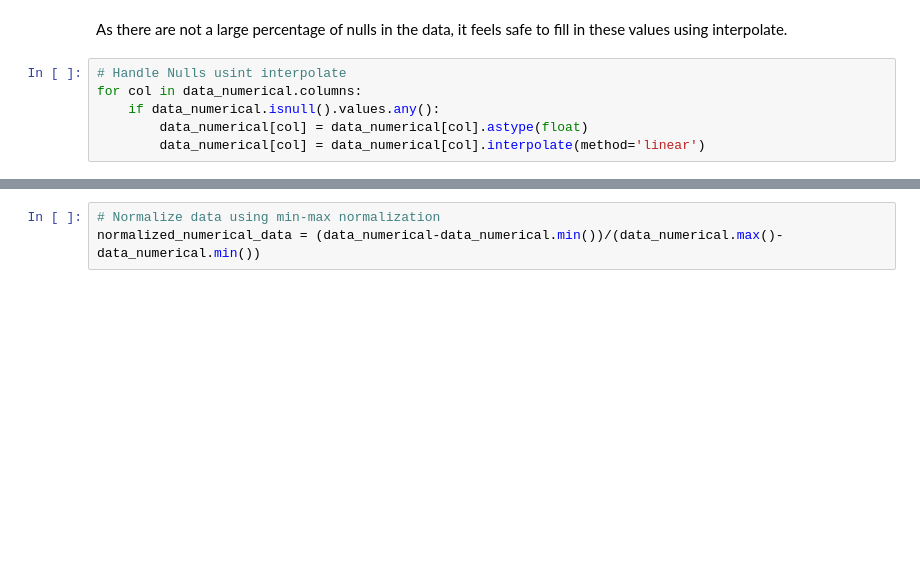
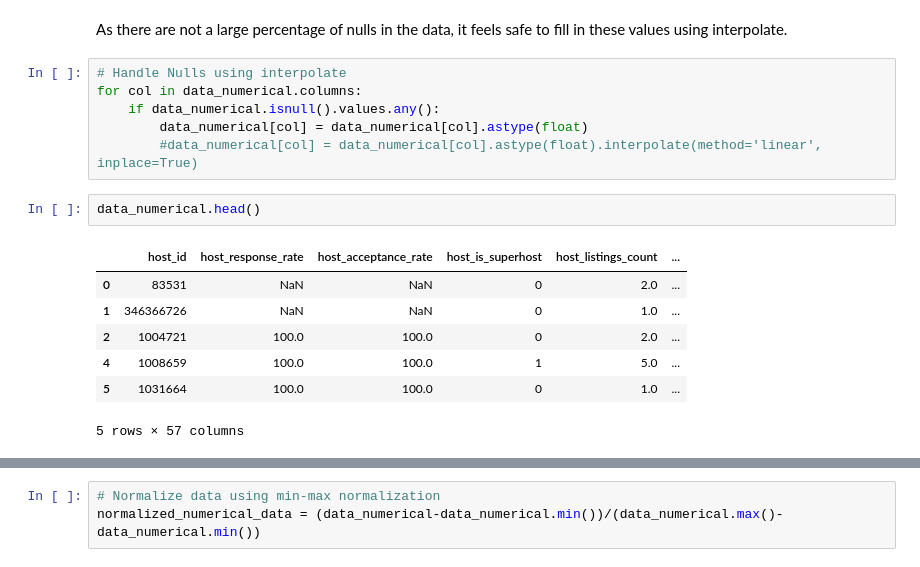
Before and after one commit to dmdequin/airbnb_price_predict, a Jupyter notebook: airbnb_price_predict.ipynb, the cells around one changed output, grey strips where cells are left out. Saved outputs shown, nothing was run; the diff lists cells and outputs as text; blank space fills up the shorter version.

```diff
--- a/airbnb_price_predict.ipynb
+++ b/airbnb_price_predict.ipynb
@@ -286,8 +296,18 @@ Largest percentage of nulls in a single column: 17.82%
 # %% [markdown]
 As there are not a large percentage of nulls in the data, it feels safe to fill in these values using interpolate.
 # %%
-# Handle Nulls usint interpolate
+# Handle Nulls using interpolate
 for col in data_numerical.columns:
     if data_numerical.isnull().values.any():
         data_numerical[col] = data_numerical[col].astype(float)
-        data_numerical[col] = data_numerical[col].interpolate(method='linear')
+        #data_numerical[col] = data_numerical[col].astype(float).interpolate(method='linear', inplace=True)
+# %%
+data_numerical.head()
+# %% [output]
+|  | host_id | host_response_rate | host_acceptance_rate | host_is_superhost | host_listings_count | ... |
+| 0 | 83531 | NaN | NaN | 0 | 2.0 | ... |
+| 1 | 346366726 | NaN | NaN | 0 | 1.0 | ... |
+| 2 | 1004721 | 100.0 | 100.0 | 0 | 2.0 | ... |
+| 4 | 1008659 | 100.0 | 100.0 | 1 | 5.0 | ... |
+| 5 | 1031664 | 100.0 | 100.0 | 0 | 1.0 | ... |
+5 rows × 57 columns
```
Also changed, not shown: parts of 13 cells of this notebook, 6 other files.
